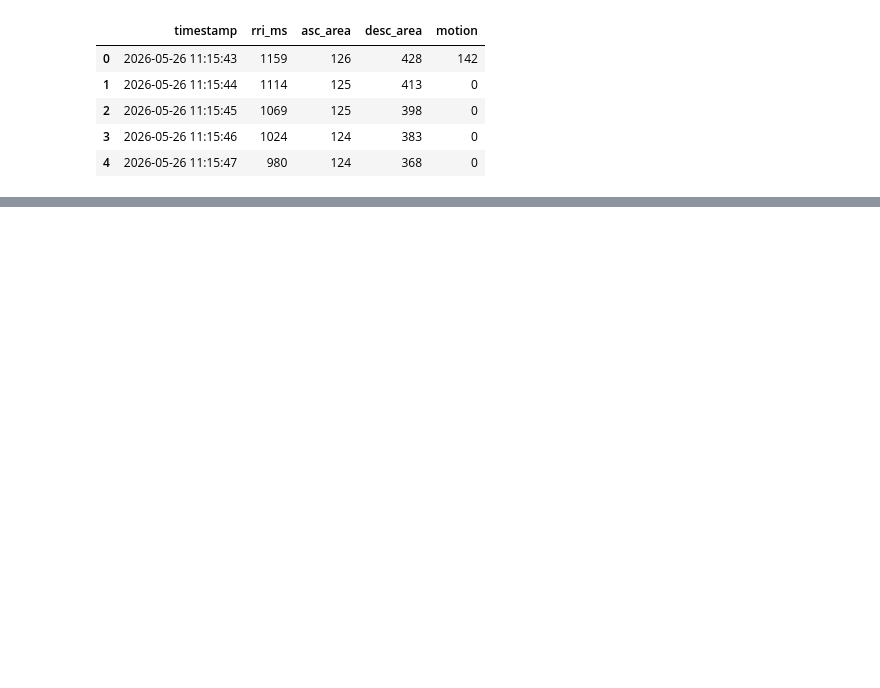
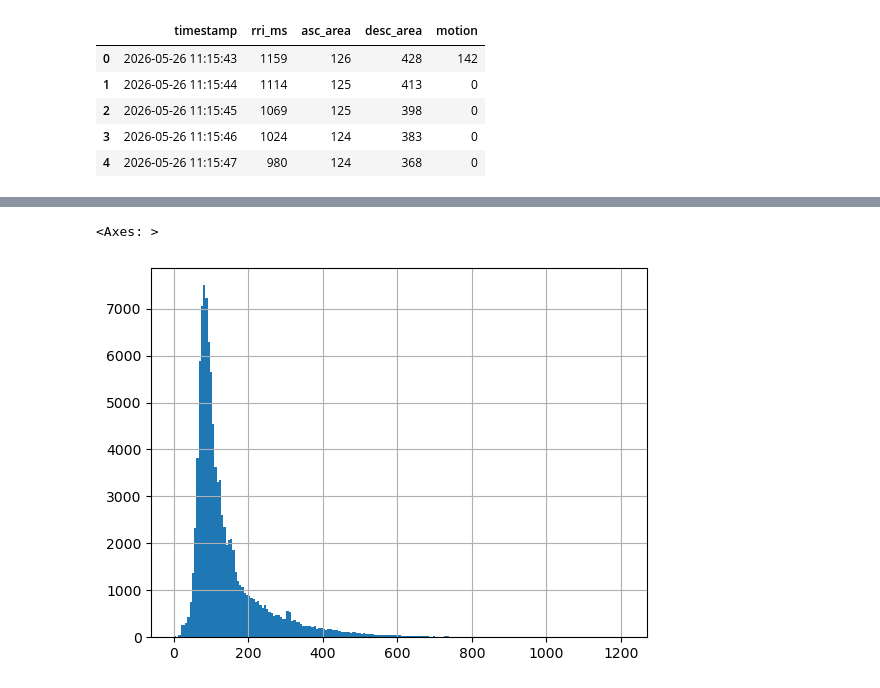
Before and after one commit to ShixinWang-proj/preprocess-AdaptiveViewer-asC, a Jupyter notebook: notebooks/step18_is_area_wrong.ipynb, the cells around one changed output, grey strips where cells are left out. Cells and saved outputs as stored; diff of their text form; code cells hidden in the pictures; blank space fills up the shorter version.

```diff
--- a/notebooks/step18_is_area_wrong.ipynb
+++ b/notebooks/step18_is_area_wrong.ipynb
@@ -45,0 +70,5 @@ ring.head(5)
+# %%
+ring.asc_area.hist(bins=200)
+# %% [output]
+<Axes: >
+[figure, added]
```
Also changed, not shown: parts of 6 cells of this notebook, 3 other files.
